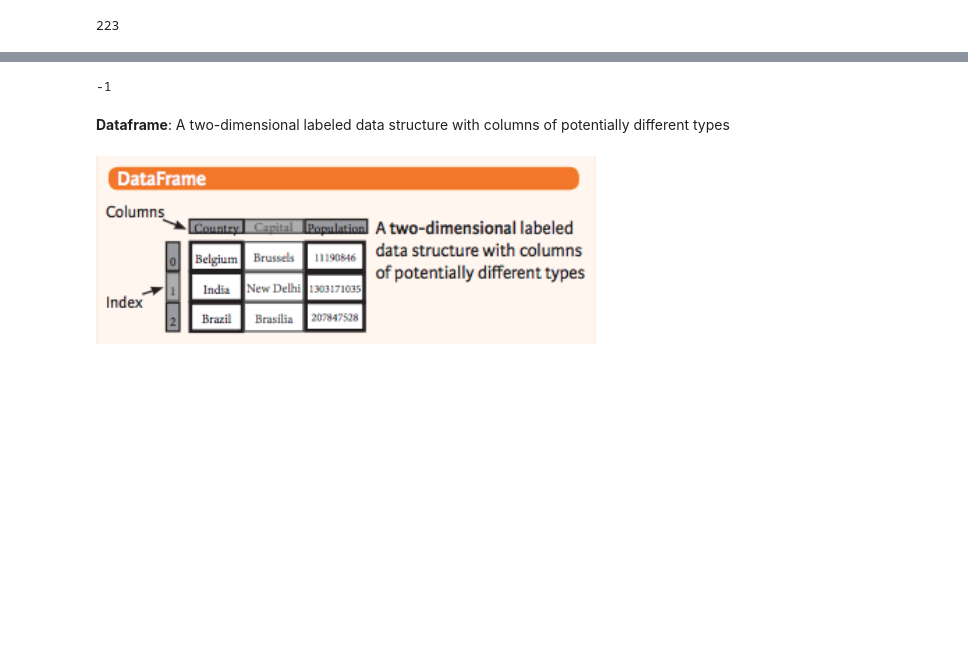
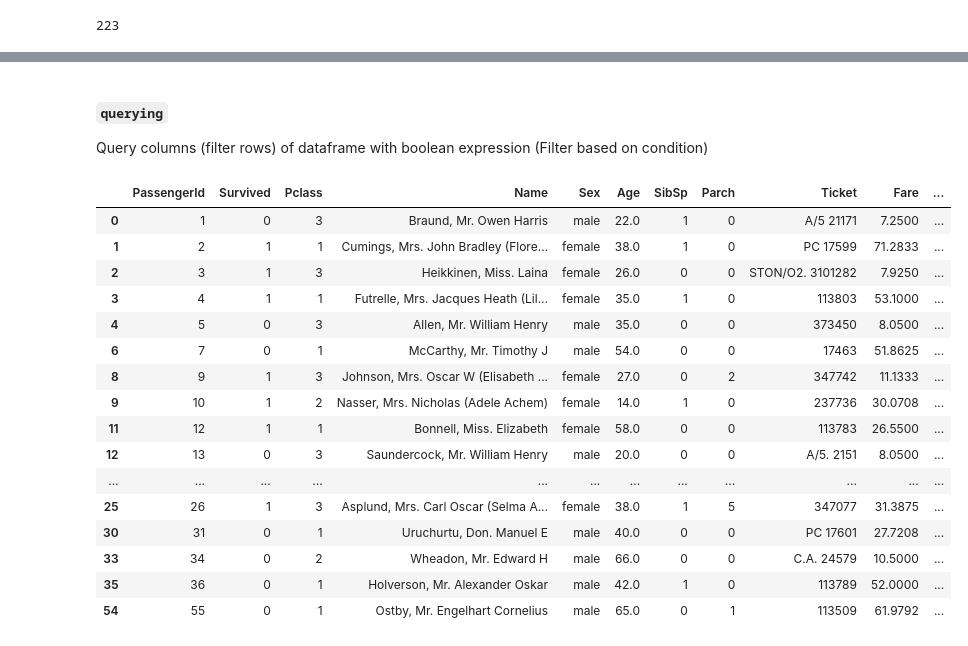
Before and after one commit to groverpr/learn_python_libraries, a Jupyter notebook: pandas/pandas_cheatsheet.ipynb, the cells around one changed output, grey strips where cells are left out. Saved outputs shown, nothing was run; the diff lists cells and outputs as text; code cells hidden in the pictures; blank space fills up the shorter version.

```diff
--- a/pandas/pandas_cheatsheet.ipynb
+++ b/pandas/pandas_cheatsheet.ipynb
@@ -257,10 +288,0 @@ dtype: int64
-# %%
-s2['b']
-# %% [output]
--1
-# %% [markdown]
-**Dataframe**: A two-dimensional labeled data structure with columns of potentially different types
-# %%
-Image('../images/df.png', width=500)
-# %% [output]
-[figure, removed]
@@ -268,0 +289,24 @@ Diffe
+# %% [markdown]
+#### `querying`
+Query columns (filter rows) of dataframe with boolean expression (Filter based on condition)
+# %%
+# filter all rows which have Age > Passenger ID
+df.query('Age > PassengerId')
+# %% [output]
+|  | PassengerId | Survived | Pclass | Name | Sex | Age | SibSp | Parch | Ticket | Fare | ... |
+| 0 | 1 | 0 | 3 | Braund, Mr. Owen Harris | male | 22.0 | 1 | 0 | A/5 21171 | 7.2500 | ... |
+| 1 | 2 | 1 | 1 | Cumings, Mrs. John Bradley (Flore... | female | 38.0 | 1 | 0 | PC 17599 | 71.2833 | ... |
+| 2 | 3 | 1 | 3 | Heikkinen, Miss. Laina | female | 26.0 | 0 | 0 | STON/O2. 3101282 | 7.9250 | ... |
+| 3 | 4 | 1 | 1 | Futrelle, Mrs. Jacques Heath (Lil... | female | 35.0 | 1 | 0 | 113803 | 53.1000 | ... |
+| 4 | 5 | 0 | 3 | Allen, Mr. William Henry | male | 35.0 | 0 | 0 | 373450 | 8.0500 | ... |
+| 6 | 7 | 0 | 1 | McCarthy, Mr. Timothy J | male | 54.0 | 0 | 0 | 17463 | 51.8625 | ... |
+| 8 | 9 | 1 | 3 | Johnson, Mrs. Oscar W (Elisabeth ... | female | 27.0 | 0 | 2 | 347742 | 11.1333 | ... |
+| 9 | 10 | 1 | 2 | Nasser, Mrs. Nicholas (Adele Achem) | female | 14.0 | 1 | 0 | 237736 | 30.0708 | ... |
+| 11 | 12 | 1 | 1 | Bonnell, Miss. Elizabeth | female | 58.0 | 0 | 0 | 113783 | 26.5500 | ... |
+| 12 | 13 | 0 | 3 | Saundercock, Mr. William Henry | male | 20.0 | 0 | 0 | A/5. 2151 | 8.0500 | ... |
+| ... | ... | ... | ... | ... | ... | ... | ... | ... | ... | ... | ... |
+| 25 | 26 | 1 | 3 | Asplund, Mrs. Carl Oscar (Selma A... | female | 38.0 | 1 | 5 | 347077 | 31.3875 | ... |
+| 30 | 31 | 0 | 1 | Uruchurtu, Don. Manuel E | male | 40.0 | 0 | 0 | PC 17601 | 27.7208 | ... |
+| 33 | 34 | 0 | 2 | Wheadon, Mr. Edward H | male | 66.0 | 0 | 0 | C.A. 24579 | 10.5000 | ... |
+| 35 | 36 | 0 | 1 | Holverson, Mr. Alexander Oskar | male | 42.0 | 1 | 0 | 113789 | 52.0000 | ... |
+| 54 | 55 | 0 | 1 | Ostby, Mr. Engelhart Cornelius | male | 65.0 | 0 | 1 | 113509 | 61.9792 | ... |
```
Also changed, not shown: parts of 112 cells of this notebook, 3 other files.
